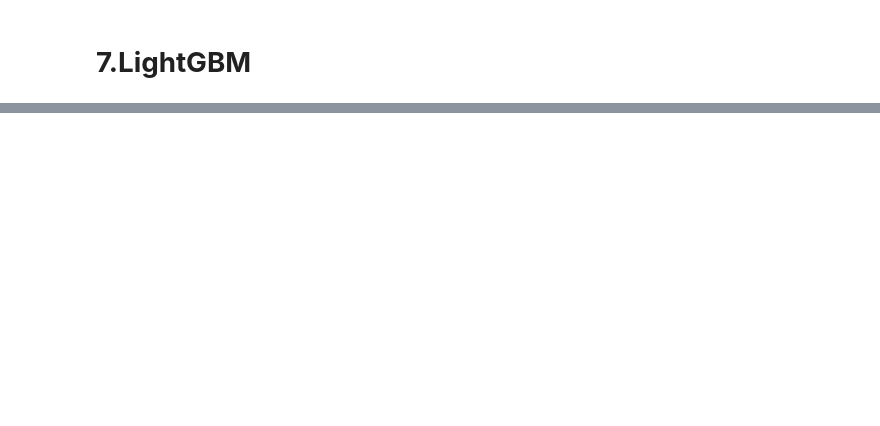
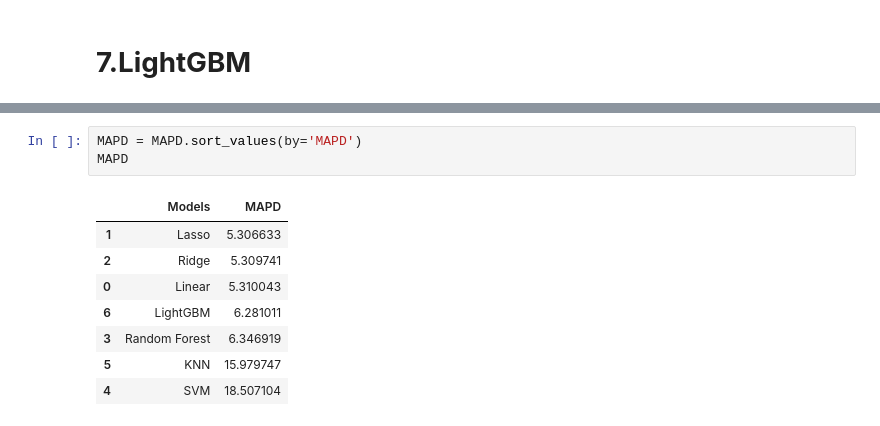
Before and after one commit to torchflash/MMAI831-AIOS-Assignment, a Jupyter notebook: Tony/AIOS_assignment.ipynb, the cells around one changed output, grey strips where cells are left out. Drawn from its saved outputs; the diff is of its cells as text; blank space fills up the shorter version.

```diff
--- a/Tony/AIOS_assignment.ipynb
+++ b/Tony/AIOS_assignment.ipynb
@@ -276,0 +325,12 @@ Mean Absolute Percentage Difference (MAPD): 5.830810487373542
+# %%
+MAPD = MAPD.sort_values(by='MAPD')
+MAPD
+# %% [output]
+|  | Models | MAPD |
+| 1 | Lasso | 5.306633 |
+| 2 | Ridge | 5.309741 |
+| 0 | Linear | 5.310043 |
+| 6 | LightGBM | 6.281011 |
+| 3 | Random Forest | 6.346919 |
+| 5 | KNN | 15.979747 |
+| 4 | SVM | 18.507104 |
```
Also changed, not shown: parts of 23 cells of this notebook.
